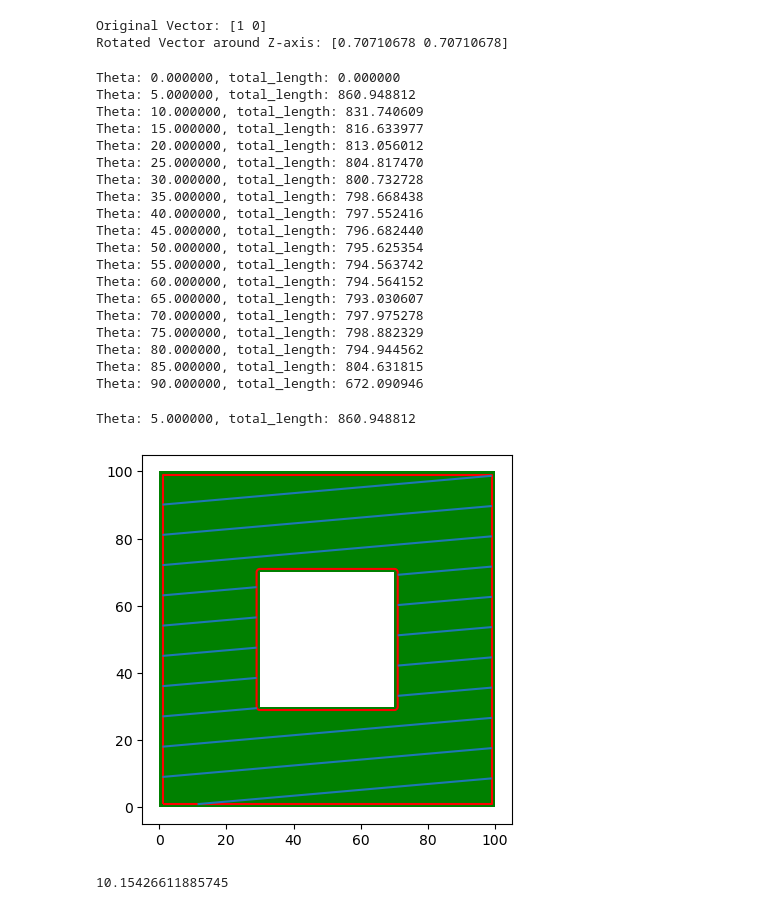
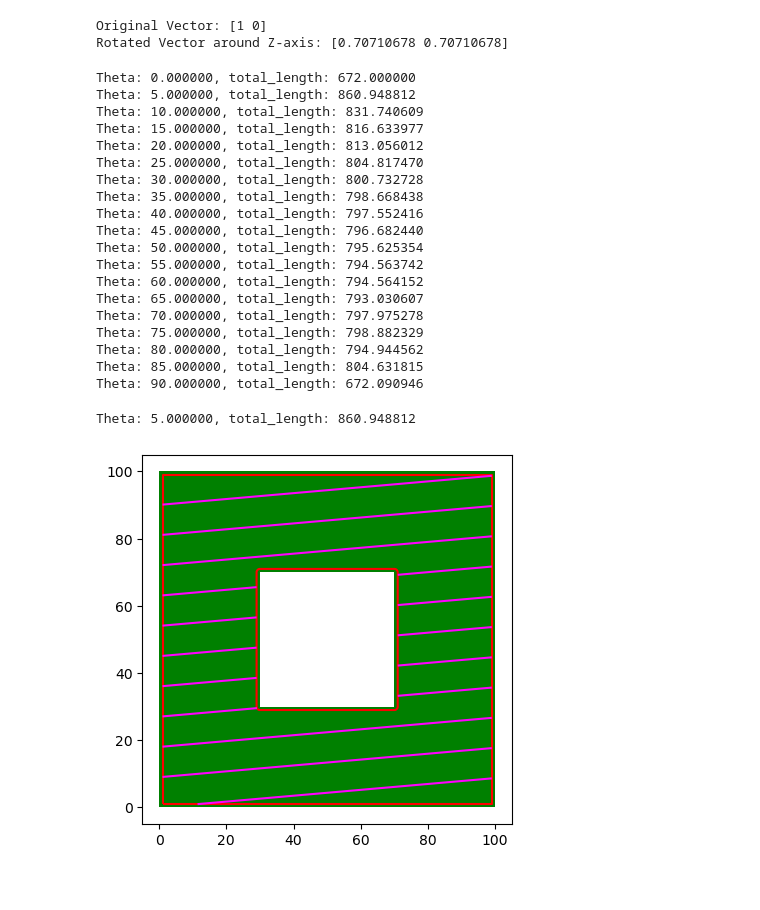
Before and after one commit to NickBak08/AgricultureRobotics, a Jupyter notebook: PathPlanning/testing_functions.ipynb, the cells around one changed output. Cells and saved outputs as stored; diff of their text form; code cells hidden in the pictures.

```diff
--- a/PathPlanning/testing_functions.ipynb
+++ b/PathPlanning/testing_functions.ipynb
@@ -136,8 +140,12 @@ for theta_z in range(0,95,5):
     rotated_vector = rotate_vector_z(vector, theta_z)
     rotated_vector = [[0,0],list(rotated_vector)]
     vector_list = []
-    for i in range(-10,10):
-        vector_list.append([[rotated_vector[0][0]+i*dx,rotated_vector[0][1]],[rotated_vector[1][0]+dx*i,rotated_vector[1][1]]])
+    if theta_z == 0:
+        for i in range(-10,10):
+            vector_list.append([[rotated_vector[0][0],rotated_vector[0][1]+i*d],[rotated_vector[1][0],rotated_vector[1][1]+i*d]])
+    else:
+        for i in range(-10,10):
+            vector_list.append([[rotated_vector[0][0]+i*dx,rotated_vector[0][1]],[rotated_vector[1][0]+dx*i,rotated_vector[1][1]]])
 
 
 
@@ -160,7 +168,7 @@ for theta_z in range(0,95,5):
 
     print('Theta: {:6f}, total_length: {:6f}'.format(theta_z,total_swath_length))
 # %% [output]
-Theta: 0.000000, total_length: 0.000000
+Theta: 0.000000, total_length: 672.000000
 Theta: 5.000000, total_length: 860.948812
 Theta: 10.000000, total_length: 831.740609
 Theta: 15.000000, total_length: 816.633977
@@ -182,38 +190,39 @@ Theta: 90.000000, total_length: 672.090946
 # %%
 d = 10
 theta_z = 5  # Rotation angle in degrees around z-axis
 dx = d/(np.sin(np.radians(theta_z))+0.01)
 # dx = d
 vector = np.array([10000, 0])
 rotated_vector = rotate_vector_z(vector, theta_z)
 rotated_vector = [[0,0],list(rotated_vector)]
 vector_list = []
-for i in range(-20,20):
-    vector_list.append([[rotated_vector[0][0]+i*dx,rotated_vector[0][1]],[rotated_vector[1][0]+dx*i,rotated_vector[1][1]]])
+if theta_z == 0:
+    for i in range(-10,10):
+        vector_list.append([[rotated_vector[0][0],rotated_vector[0][1]+i*d],[rotated_vector[1][0],rotated_vector[1][1]+i*d]])
+else:
+    for i in range(-10,10):
+        vector_list.append([[rotated_vector[0][0]+i*dx,rotated_vector[0][1]],[rotated_vector[1][0]+dx*i,rotated_vector[1][1]]])
 
 
 
 swaths = []
 swaths_clipped = []
 for i in range(len(vector_list)):
     swaths.append(gpd.GeoSeries(LineString(vector_list[i])))
     swaths_clipped.append(gpd.clip(swaths[i],field_with_headlands))
 
 fig, ax = plt.subplots()
 field.plot(ax = ax, color = 'green')
 field_with_headlands.boundary.plot(ax = ax,color = 'red')
 total_swath_length = 0
 for i in range(len(swaths_clipped)):
-    if not swaths_clipped[i].get_coordinates().empty: # This line is to make sure we don't calculate the length for vectors that are completely outside of the boundaries
-        swaths_clipped[i].plot(ax = ax)
+    if not swaths_clipped[i].get_coordinates().empty: # This line is to make sure we don't calculate the length
+        #for vectors that are completely outside of the boundaries
+        swaths_clipped[i].plot(ax = ax,color = 'magenta')
         total_swath_length+=swaths_clipped[i][0].length
 print('Theta: {:6f}, total_length: {:6f}'.format(theta_z,total_swath_length))
 
 plt.show()
 # %% [output]
 Theta: 5.000000, total_length: 860.948812
-[figure, old version]
+[figure, new version]
-# %%
-10/np.sin(np.radians(10))
-# %% [output]
-10.15426611885745
```
Also changed, not shown: parts of 11 cells of this notebook, 1 other file.
